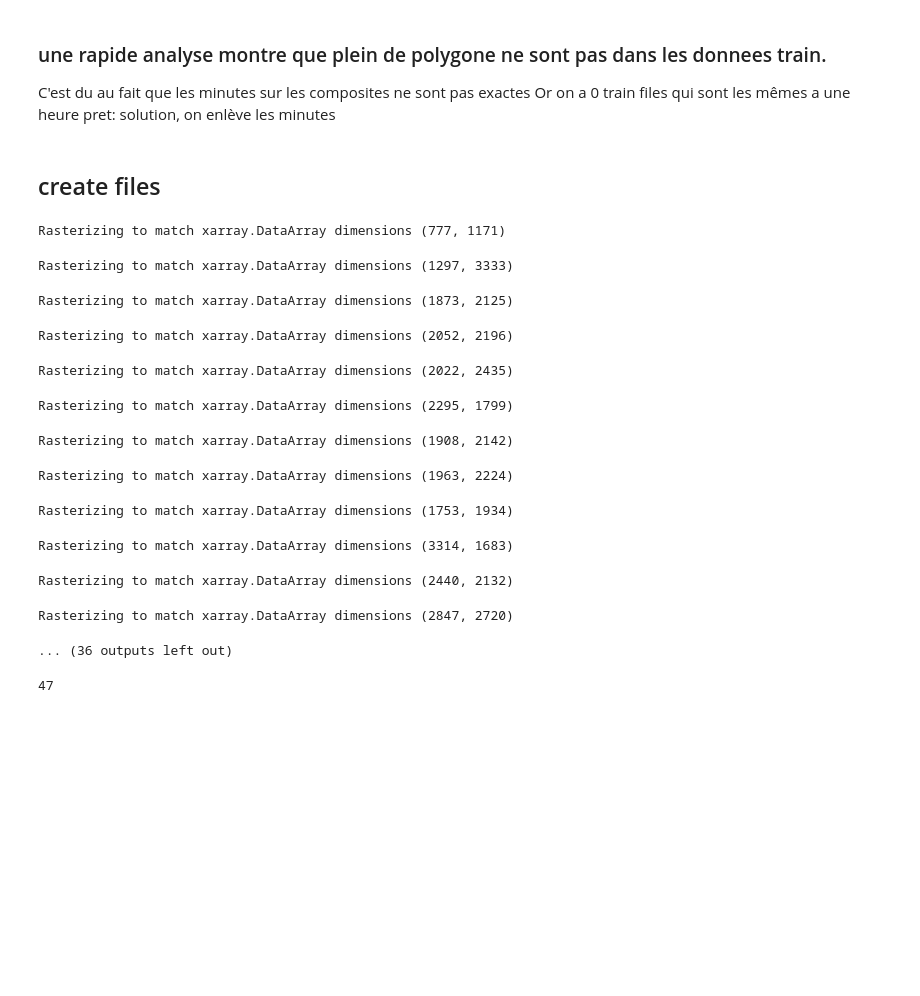
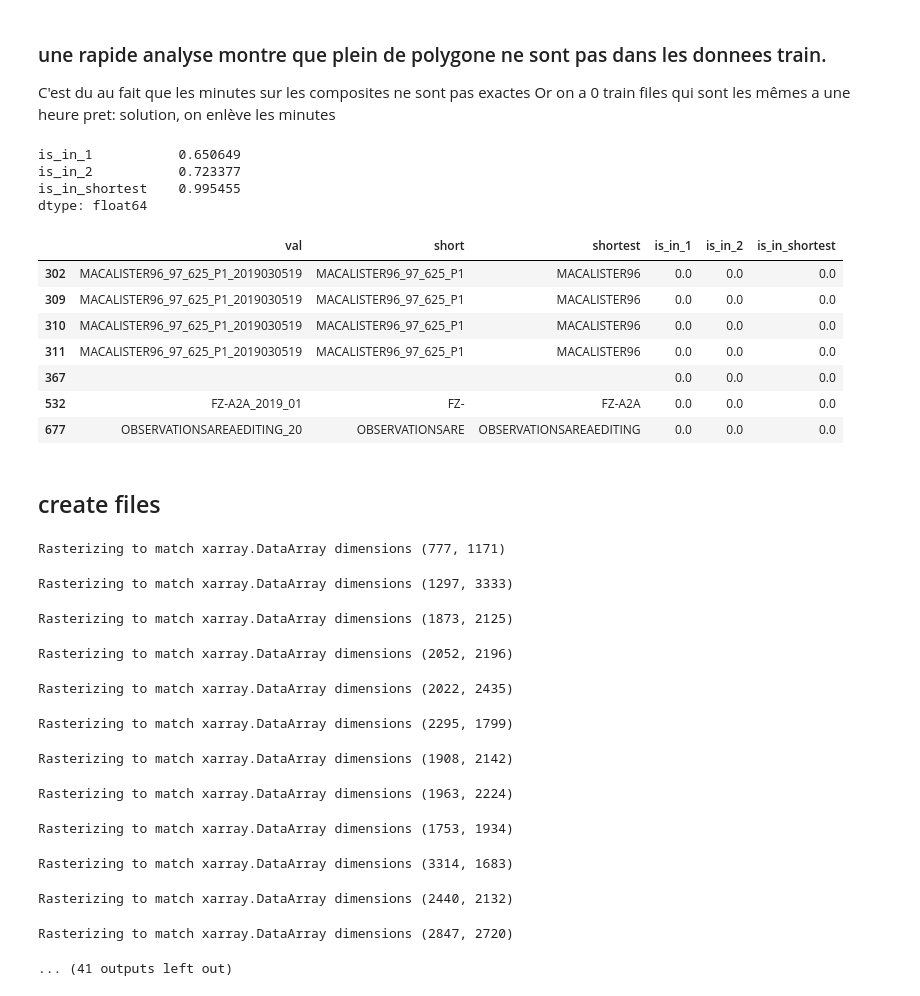
Before and after one commit to rubenfh/2021-Better-Working-World-Data-Challenge, a Jupyter notebook: notebooks/03_EY_challenge1/CleanDataExtraction.ipynb, the cells around one changed output. Saved outputs shown, nothing was run; the diff lists cells and outputs as text; code cells hidden in the pictures; blank space fills up the shorter version.

Commit message:
Finished Data Extraction

```diff
--- a/notebooks/03_EY_challenge1/CleanDataExtraction.ipynb
+++ b/notebooks/03_EY_challenge1/CleanDataExtraction.ipynb
@@ -154,6 +154,7 @@ for k in dict_keys:
     for f in fires:
         try:
             ff = splitt[splitt.index(f)]
+            if ff == 'wallhalla': ff='walhalla'
             break
         except: pass
     for w in splitt:
@@ -173,3 +174,6 @@ for l in range(len(composites)):
 # clean the name
 
 compo_cleaned.SourceName = compo_cleaned.apply(lambda row: row.SourceName +'_P1_' + row.dtString.replace(' ','').replace(':','').replace('/','')[:12] + '_mga94_55', axis =1)
+# %%
+mask = gdf.SourceName.str.upper().str.contains(",|&|(COMPOSITE)", na=False)
+mask.mean()
@@ -222,6 +228,31 @@ C'est du au fait que les minutes sur les composites ne sont pas exactes
 Or on a 0 train files qui sont les mêmes a une heure pret: solution, on enlève les minutes
 # %%
 new_gdf['final_name'] = new_gdf.apply(lambda row: row.SourceNameClean[:-11], axis=1)
+# %%
+dict_train_1 = [k[:-11] for k in train.label.unique()] # delete minute and mpa94_55
+dict_train_2 = [k[:-11] for k in dict_train_1] # delete whole timestamp
+dict_smallest = [k.split('_')[0] for k in dict_train_1] # delete everything beside big area
+check = pd.DataFrame([(d,  d[:-11],    d.split('_')[0],
+                       0.0 + (d in dict_train_1), 0.0 + (d[:-11] in dict_train_2), 0.0 + (d.split('_')[0] in dict_smallest)  )
+                          for d in new_gdf.final_name],
+                     columns = ['val','short','shortest', 'is_in_1','is_in_2','is_in_shortest'])
+check.mean()
+# %% [output]
+is_in_1           0.650649
+is_in_2           0.723377
+is_in_shortest    0.995455
+dtype: float64
+# %%
+check[check.is_in_shortest == False]
+# %% [output]
+|  | val | short | shortest | is_in_1 | is_in_2 | is_in_shortest |
+| 302 | MACALISTER96_97_625_P1_2019030519 | MACALISTER96_97_625_P1 | MACALISTER96 | 0.0 | 0.0 | 0.0 |
+| 309 | MACALISTER96_97_625_P1_2019030519 | MACALISTER96_97_625_P1 | MACALISTER96 | 0.0 | 0.0 | 0.0 |
+| 310 | MACALISTER96_97_625_P1_2019030519 | MACALISTER96_97_625_P1 | MACALISTER96 | 0.0 | 0.0 | 0.0 |
+| 311 | MACALISTER96_97_625_P1_2019030519 | MACALISTER96_97_625_P1 | MACALISTER96 | 0.0 | 0.0 | 0.0 |
+| 367 |  |  |  | 0.0 | 0.0 | 0.0 |
+| 532 | FZ-A2A_2019_01 | FZ- | FZ-A2A | 0.0 | 0.0 | 0.0 |
+| 677 | OBSERVATIONSAREAEDITING_20 | OBSERVATIONSARE | OBSERVATIONSAREAEDITING | 0.0 | 0.0 | 0.0 |
 # %% [markdown]
 ## create files
 # %%
@@ -252,6 +283,6 @@ Rasterizing to match xarray.DataArray dimensions (1753, 1934)
 Rasterizing to match xarray.DataArray dimensions (3314, 1683)
 Rasterizing to match xarray.DataArray dimensions (2440, 2132)
 Rasterizing to match xarray.DataArray dimensions (2847, 2720)
-... (36 outputs left out)
+... (41 outputs left out)
 # %%
 dimensions = np.zeros((len(train),2),dtype=int)
@@ -261,5 +295 @@ for (d,dico) in enumerate(the_big_list):
     means[d] = dico['target'].mean()
-# %%
-(means>0).sum()
-# %% [output]
-47
```
Also changed, not shown: parts of 6 cells of this notebook, 1 other file.
